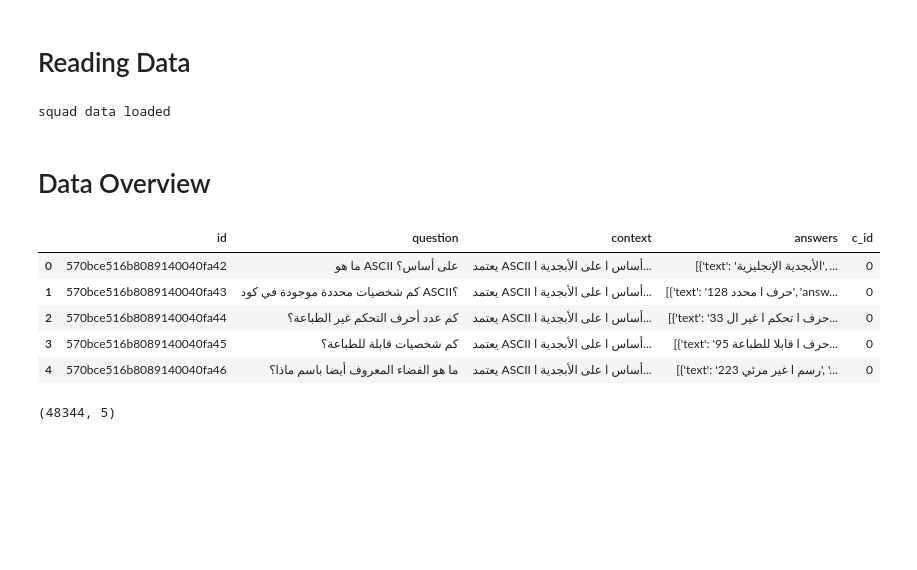
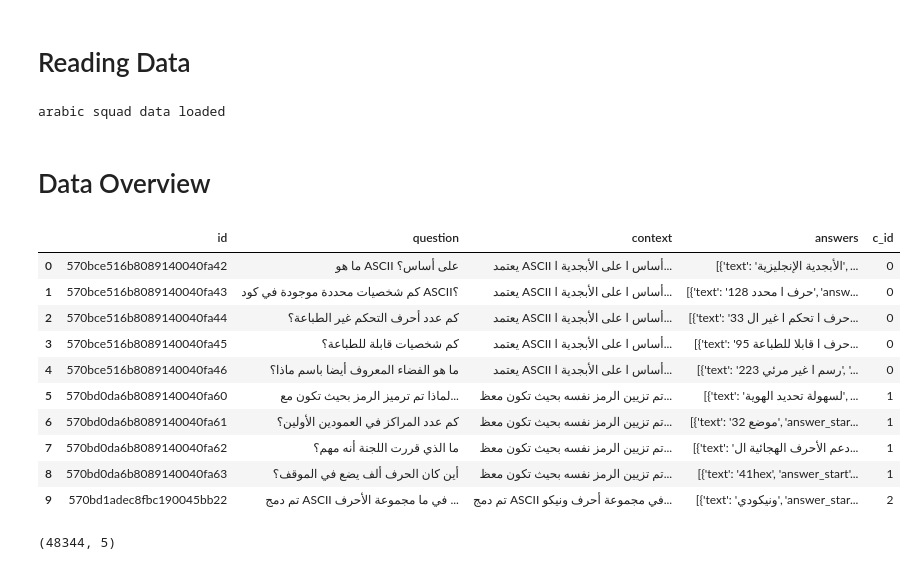
Before and after one commit to Mohammed2372/Arabic-Question-Generation, a Jupyter notebook: arabic-question-generation-preprocessing.ipynb, the cells around one changed output. Cells and saved outputs as stored; diff of their text form; code cells hidden in the pictures; blank space fills up the shorter version.

```diff
--- a/arabic-question-generation-preprocessing.ipynb
+++ b/arabic-question-generation-preprocessing.ipynb
@@ -16,8 +18,8 @@ from transformers import T5ForConditionalGeneration, Trainer, TrainingArguments,
 # %% [markdown]
 # Reading Data
 # %%
-df_squad = pd.read_excel('/kaggle/input/arabic-squad-data/Arabic-SQuAD.xlsx')
-print("squad data loaded")
+df_squad = pd.read_excel('data/Arabic squad/Arabic-SQuAD.xlsx')
+print("arabic squad data loaded")
 # df_arcd = pd.read_excel('ARCD/arcd-train.xlsx')
 # print("arcd data loaded")
 # df_tydiqa = pd.read_csv('tydiqa/tydiqa-arabic.csv')
@@ -25,18 +27,23 @@ print("squad data loaded")
 # df_mlqa = pd.read_excel('MLQA/MLQA-dev-context-ar-question-ar.xlsx')
 # print("mlqa data loaded")
 # %% [output]
-squad data loaded
+arabic squad data loaded
 # %% [markdown]
 # Data Overview
 # %%
-df_squad.head()
+df_squad.head(10)
 # %% [output]
 |  | id | question | context | answers | c_id |
 | 0 | 570bce516b8089140040fa42 | ما هو ASCII على أساس؟ | يعتمد ASCII أساس ا على الأبجدية ا... | [{'text': 'الأبجدية الإنجليزية', ... | 0 |
 | 1 | 570bce516b8089140040fa43 | كم شخصيات محددة موجودة في كود ASCII؟ | يعتمد ASCII أساس ا على الأبجدية ا... | [{'text': '128 حرف ا محدد', 'answ... | 0 |
 | 2 | 570bce516b8089140040fa44 | كم عدد أحرف التحكم غير الطباعة؟ | يعتمد ASCII أساس ا على الأبجدية ا... | [{'text': '33 حرف ا تحكم ا غير ال... | 0 |
 | 3 | 570bce516b8089140040fa45 | كم شخصيات قابلة للطباعة؟ | يعتمد ASCII أساس ا على الأبجدية ا... | [{'text': '95 حرف ا قابلا للطباعة... | 0 |
 | 4 | 570bce516b8089140040fa46 | ما هو الفضاء المعروف أيضا باسم ماذا؟ | يعتمد ASCII أساس ا على الأبجدية ا... | [{'text': 'رسم ا غير مرئي 223', '... | 0 |
+| 5 | 570bd0da6b8089140040fa60 | لماذا تم ترميز الرمز بحيث تكون مع... | تم تزيين الرمز نفسه بحيث تكون معظ... | [{'text': 'لسهولة تحديد الهوية', ... | 1 |
+| 6 | 570bd0da6b8089140040fa61 | كم عدد المراكز في العمودين الأولين؟ | تم تزيين الرمز نفسه بحيث تكون معظ... | [{'text': '32 موضع', 'answer_star... | 1 |
+| 7 | 570bd0da6b8089140040fa62 | ما الذي قررت اللجنة أنه مهم؟ | تم تزيين الرمز نفسه بحيث تكون معظ... | [{'text': 'دعم الأحرف الهجائية ال... | 1 |
+| 8 | 570bd0da6b8089140040fa63 | أين كان الحرف ألف يضع في الموقف؟ | تم تزيين الرمز نفسه بحيث تكون معظ... | [{'text': '41hex', 'answer_start'... | 1 |
+| 9 | 570bd1adec8fbc190045bb22 | تم دمج ASCII في ما مجموعة الأحرف ... | تم دمج ASCII في مجموعة أحرف ونيكو... | [{'text': 'ونيكودي', 'answer_star... | 2 |
 # %%
 df_squad.shape
 # %% [output]
```
Also changed, not shown: parts of 14 cells of this notebook, 1 other file.
